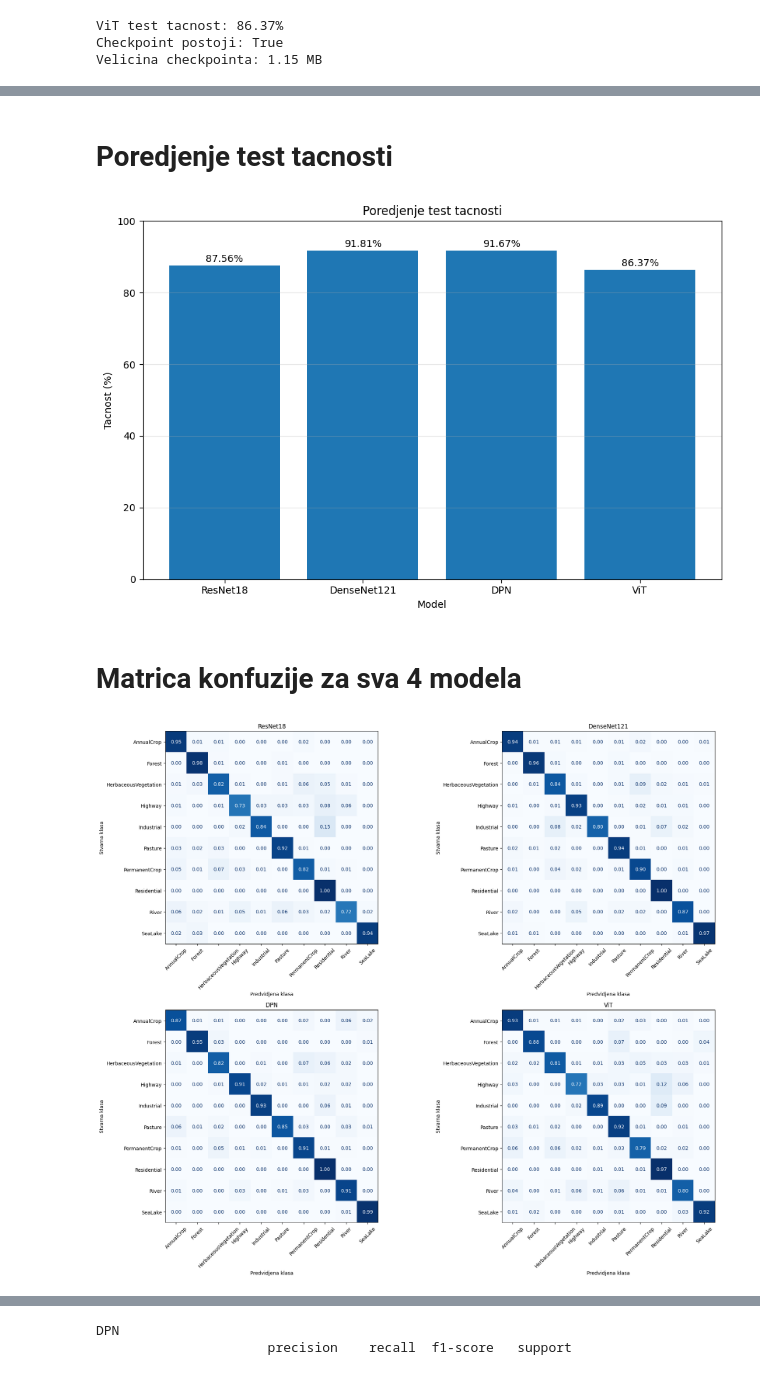
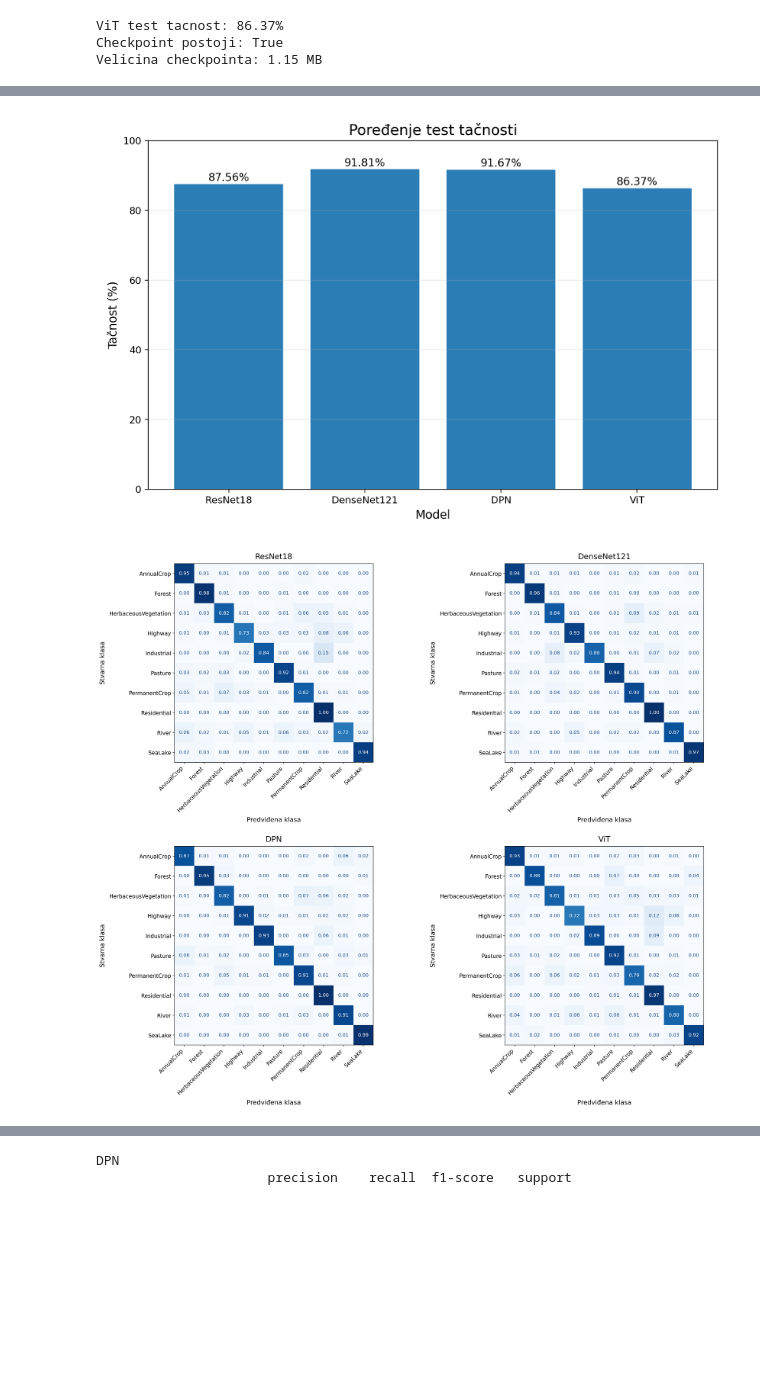
Before and after one commit to markovicdjordje-rs/DPN_EuroSAT, a Jupyter notebook: notebooks/02_train_final.ipynb, the cells around one changed output, grey strips where cells are left out. Saved outputs shown, nothing was run; the diff lists cells and outputs as text; code cells hidden in the pictures; blank space fills up the shorter version.

```diff
--- a/notebooks/02_train_final.ipynb
+++ b/notebooks/02_train_final.ipynb
@@ -1045,5 +1034,3 @@ plt.show()
-# %% [markdown]
-# Poredjenje test tacnosti
 # %%
 model_names = [
     "ResNet18",
@@ -1075,9 +1062,9 @@ for bar, accuracy in zip(bars, test_tacnosti):
         ha="center"
     )
 
-plt.title("Poredjenje test tacnosti")
+plt.title("Poređenje test tačnosti")
 plt.xlabel("Model")
-plt.ylabel("Tacnost (%)")
+plt.ylabel("Tačnost (%)")
 plt.ylim(0, 100)
 plt.grid(axis="y", alpha=0.3)
 
@@ -1090,9 +1077,7 @@ plt.savefig(
 
 plt.show()
 # %% [output]
-[figure, old version]
+[figure, new version]
-# %% [markdown]
-# Matrica konfuzije za sva 4 modela
 # %%
 from sklearn.metrics import ConfusionMatrixDisplay
 
@@ -1167,31 +1152,32 @@ for axis, model_data in zip(
     all_predictions[model_name] = (
         true_labels,
         predicted_labels
     )
 
     ConfusionMatrixDisplay.from_predictions(
         true_labels,
         predicted_labels,
         display_labels=dataset.classes,
         normalize="true",
         values_format=".2f",
         cmap="Blues",
         colorbar=False,
         xticks_rotation=45,
         ax=axis
     )
 
     axis.set_title(model_name)
     axis.set_xlabel("Predvidjena klasa")
     axis.set_ylabel("Stvarna klasa")
+    axis.tick_params(axis="both", labelsize=11)
 
 plt.tight_layout()
 
 plt.savefig(
     figures_path / "confusion_matrices.png",
     dpi=200
 )
 
 plt.show()
 # %% [output]
-[figure, old version]
+[figure, new version]
```
Also changed, not shown: parts of 14 cells of this notebook, 2 other files.
